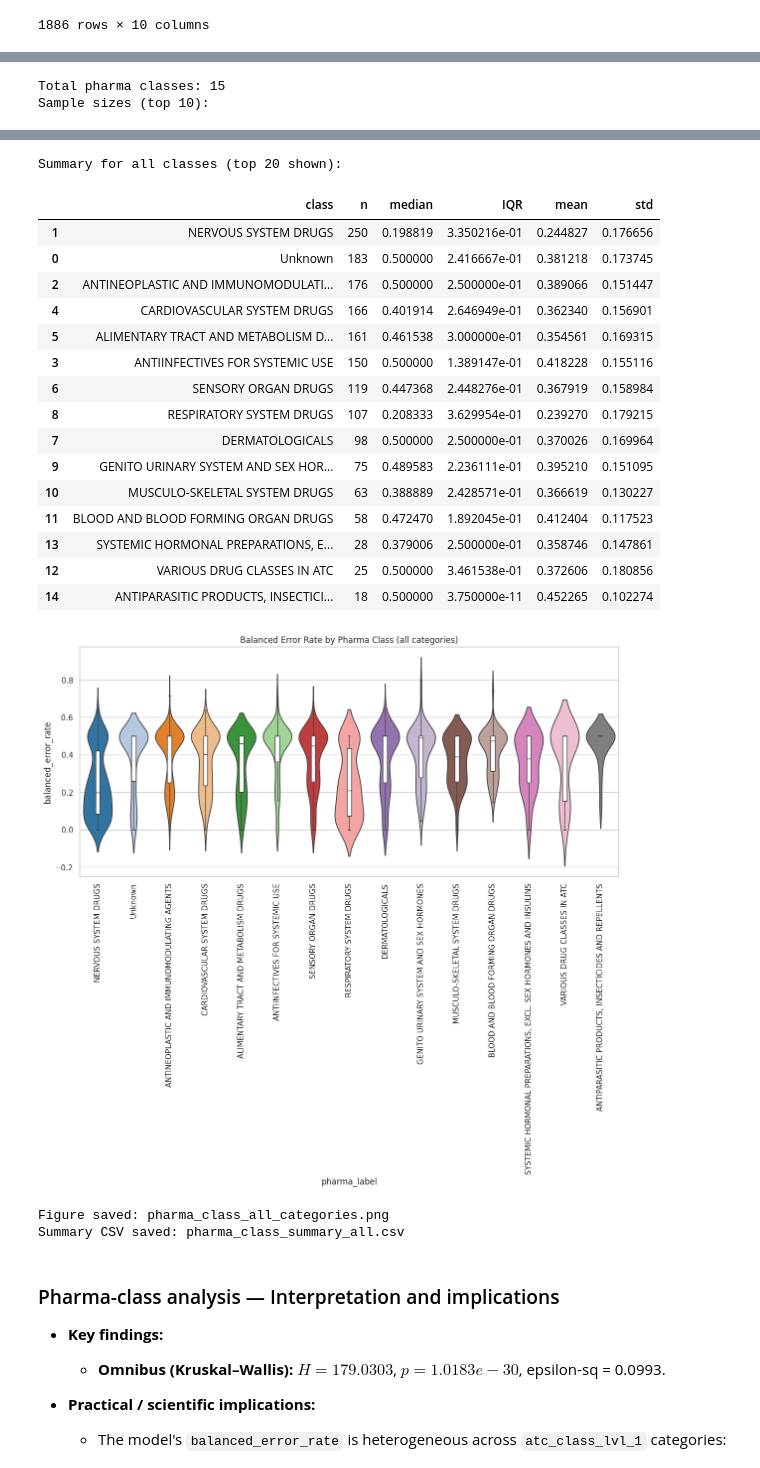
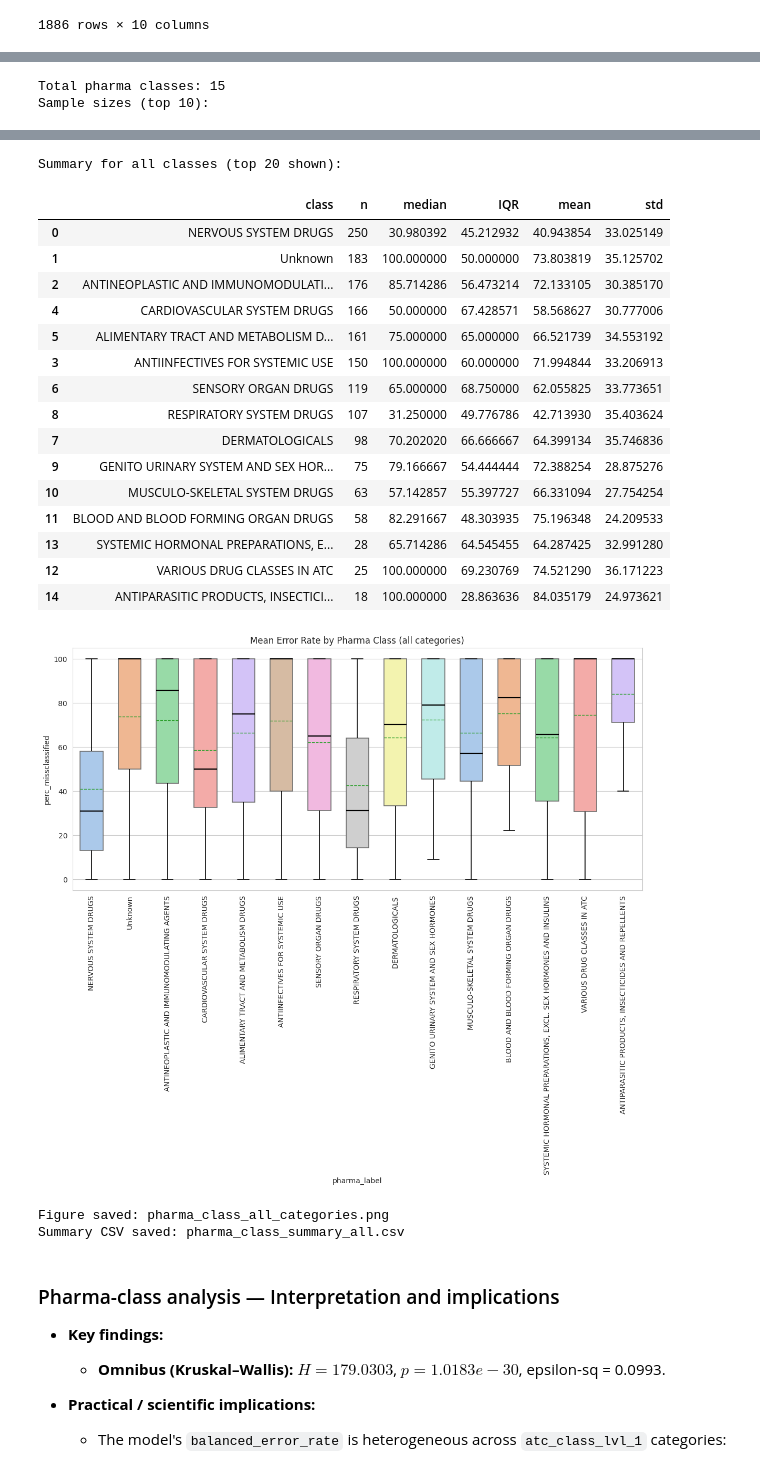
Before and after one commit to lgiobbi/DDI_with_ML, a Jupyter notebook: analysis/report.ipynb, the cells around one changed output, grey strips where cells are left out. Saved outputs shown, nothing was run; the diff lists cells and outputs as text; code cells hidden in the pictures.

Commit message:
finalize pharma class analysis

```diff
--- a/analysis/report.ipynb
+++ b/analysis/report.ipynb
@@ -1182,6 +1126,7 @@ from itertools import combinations
 # Parameters
 MIN_N = 10
 MAX_PAIRWISE_CLASSES = 6  # limit number of classes for pairwise tests
+error_rate = 'perc_missclassified' #'balanced_error_rate'
 
 # Prepare labels (keep all original categories)
 df_simple = embedding.copy()
@@ -1197,7 +1142,7 @@ display(counts.head(10))
 groups = []
 group_names = []
 for name in all_classes:
-    arr = pd.to_numeric(df_simple.loc[df_simple['pharma_label'] == name, 'balanced_error_rate'], errors='coerce').dropna().values
+    arr = pd.to_numeric(df_simple.loc[df_simple['pharma_label'] == name, error_rate], errors='coerce').dropna().values
     if len(arr) >= MIN_N:
         groups.append(arr)
         group_names.append(name)
@@ -1223,8 +1168,8 @@ else:
     pair_results = []
     pvals = []
     for a, b in combinations(candidate_classes, 2):
-        ga = pd.to_numeric(df_simple.loc[df_simple['pharma_label'] == a, 'balanced_error_rate'], errors='coerce').dropna().values
-        gb = pd.to_numeric(df_simple.loc[df_simple['pharma_label'] == b, 'balanced_error_rate'], errors='coerce').dropna().values
+        ga = pd.to_numeric(df_simple.loc[df_simple['pharma_label'] == a, error_rate], errors='coerce').dropna().values
+        gb = pd.to_numeric(df_simple.loc[df_simple['pharma_label'] == b, error_rate], errors='coerce').dropna().values
         if len(ga) < 2 or len(gb) < 2:
             continue
         stat, p = mannwhitneyu(ga, gb, alternative='two-sided')
@@ -1262,7 +1207,7 @@ else:
 # Summary table for all classes (for reporting/CSV)
 summary_rows = []
 for name in all_classes:
-    grp = pd.to_numeric(df_simple.loc[df_simple['pharma_label'] == name, 'balanced_error_rate'], errors='coerce').dropna()
+    grp = pd.to_numeric(df_simple.loc[df_simple['pharma_label'] == name, error_rate], errors='coerce').dropna()
     if len(grp) == 0:
         summary_rows.append({'class': name, 'n': 0, 'median': np.nan, 'IQR': np.nan, 'mean': np.nan, 'std': np.nan})
         continue
@@ -1279,17 +1224,25 @@ order = summary_all_df['class'].tolist()
 order = [c for c in order if c in plot_df['pharma_label'].unique()]
 # Use a categorical palette sized to number of classes (fallback to default if too large)
 try:
-    palette = sns.color_palette('Set3', n_colors=len(order)) if len(order) <= 12 else sns.color_palette('tab20', n_colors=min(len(order),20))
+    # Use a modern, vibrant categorical palette for up to 12 classes, else fall back to tab20
+    palette = sns.color_palette('pastel',n_colors=len(order))
 except Exception:
-    palette = None
+    palette = sns.color_palette('husl', n_colors=min(len(order), 12))
 try:
-    sns.violinplot(data=plot_df, x='pharma_label', y='balanced_error_rate', order=order, inner=None, palette=palette)
-    sns.boxplot(data=plot_df, x='pharma_label', y='balanced_error_rate', order=order, width=0.12, showcaps=True, boxprops={'facecolor':'white'}, showfliers=False, palette=palette)
+    sns.boxplot(
+        data=plot_df, x='pharma_label', y=error_rate, order=order,
+        width=0.6, showcaps=True, showfliers=False, palette=palette, linewidth=1.2,
+        showmeans=True, meanline=True,
+        medianprops={'linewidth': 1.6, 'color': 'black'},
+        #meanprops={'color': 'black', 'linestyle': '-', 'linewidth': 1.6},
+        whiskerprops={'linewidth': 1.2, 'color': 'black'},
+        capprops={'linewidth': 1.2, 'color': 'black'},
+    )
 except Exception as e:
-    print('Violin plot failed, falling back to boxplot:', e)
-    sns.boxplot(data=plot_df, x='pharma_label', y='balanced_error_rate', order=order, palette=palette)
+    print('Boxplot failed, falling back to simple boxplot:', e)
+    sns.boxplot(data=plot_df, x='pharma_label', y=error_rate, order=order, palette=palette)
 plt.xticks(rotation=90)
-plt.title('Balanced Error Rate by Pharma Class (all categories)')
+plt.title('Mean Error Rate by Pharma Class (all categories)')
 plt.tight_layout()
 fig_path = 'pharma_class_all_categories.png'
 plt.savefig(fig_path, dpi=200, bbox_inches='tight')
@@ -1330,21 +1286,21 @@ Top significant pairs (BH-corrected):
 Summary for all classes (top 20 shown):
 |  | class | n | median | IQR | mean | std |
-| 1 | NERVOUS SYSTEM DRUGS | 250 | 0.198819 | 3.350216e-01 | 0.244827 | 0.176656 |
-| 0 | Unknown | 183 | 0.500000 | 2.416667e-01 | 0.381218 | 0.173745 |
-| 2 | ANTINEOPLASTIC AND IMMUNOMODULATI... | 176 | 0.500000 | 2.500000e-01 | 0.389066 | 0.151447 |
-| 4 | CARDIOVASCULAR SYSTEM DRUGS | 166 | 0.401914 | 2.646949e-01 | 0.362340 | 0.156901 |
-| 5 | ALIMENTARY TRACT AND METABOLISM D... | 161 | 0.461538 | 3.000000e-01 | 0.354561 | 0.169315 |
-| 3 | ANTIINFECTIVES FOR SYSTEMIC USE | 150 | 0.500000 | 1.389147e-01 | 0.418228 | 0.155116 |
-| 6 | SENSORY ORGAN DRUGS | 119 | 0.447368 | 2.448276e-01 | 0.367919 | 0.158984 |
-| 8 | RESPIRATORY SYSTEM DRUGS | 107 | 0.208333 | 3.629954e-01 | 0.239270 | 0.179215 |
-| 7 | DERMATOLOGICALS | 98 | 0.500000 | 2.500000e-01 | 0.370026 | 0.169964 |
-| 9 | GENITO URINARY SYSTEM AND SEX HOR... | 75 | 0.489583 | 2.236111e-01 | 0.395210 | 0.151095 |
-| 10 | MUSCULO-SKELETAL SYSTEM DRUGS | 63 | 0.388889 | 2.428571e-01 | 0.366619 | 0.130227 |
-| 11 | BLOOD AND BLOOD FORMING ORGAN DRUGS | 58 | 0.472470 | 1.892045e-01 | 0.412404 | 0.117523 |
-| 13 | SYSTEMIC HORMONAL PREPARATIONS, E... | 28 | 0.379006 | 2.500000e-01 | 0.358746 | 0.147861 |
-| 12 | VARIOUS DRUG CLASSES IN ATC | 25 | 0.500000 | 3.461538e-01 | 0.372606 | 0.180856 |
-| 14 | ANTIPARASITIC PRODUCTS, INSECTICI... | 18 | 0.500000 | 3.750000e-11 | 0.452265 | 0.102274 |
+| 0 | NERVOUS SYSTEM DRUGS | 250 | 30.980392 | 45.212932 | 40.943854 | 33.025149 |
+| 1 | Unknown | 183 | 100.000000 | 50.000000 | 73.803819 | 35.125702 |
+| 2 | ANTINEOPLASTIC AND IMMUNOMODULATI... | 176 | 85.714286 | 56.473214 | 72.133105 | 30.385170 |
+| 4 | CARDIOVASCULAR SYSTEM DRUGS | 166 | 50.000000 | 67.428571 | 58.568627 | 30.777006 |
+| 5 | ALIMENTARY TRACT AND METABOLISM D... | 161 | 75.000000 | 65.000000 | 66.521739 | 34.553192 |
+| 3 | ANTIINFECTIVES FOR SYSTEMIC USE | 150 | 100.000000 | 60.000000 | 71.994844 | 33.206913 |
+| 6 | SENSORY ORGAN DRUGS | 119 | 65.000000 | 68.750000 | 62.055825 | 33.773651 |
+| 8 | RESPIRATORY SYSTEM DRUGS | 107 | 31.250000 | 49.776786 | 42.713930 | 35.403624 |
+| 7 | DERMATOLOGICALS | 98 | 70.202020 | 66.666667 | 64.399134 | 35.746836 |
+| 9 | GENITO URINARY SYSTEM AND SEX HOR... | 75 | 79.166667 | 54.444444 | 72.388254 | 28.875276 |
+| 10 | MUSCULO-SKELETAL SYSTEM DRUGS | 63 | 57.142857 | 55.397727 | 66.331094 | 27.754254 |
+| 11 | BLOOD AND BLOOD FORMING ORGAN DRUGS | 58 | 82.291667 | 48.303935 | 75.196348 | 24.209533 |
+| 13 | SYSTEMIC HORMONAL PREPARATIONS, E... | 28 | 65.714286 | 64.545455 | 64.287425 | 32.991280 |
+| 12 | VARIOUS DRUG CLASSES IN ATC | 25 | 100.000000 | 69.230769 | 74.521290 | 36.171223 |
+| 14 | ANTIPARASITIC PRODUCTS, INSECTICI... | 18 | 100.000000 | 28.863636 | 84.035179 | 24.973621 |
-[figure, old version]
+[figure, new version]
 Figure saved: pharma_class_all_categories.png
 Summary CSV saved: pharma_class_summary_all.csv
 # %% [markdown]
```
Also changed, not shown: parts of 7 cells of this notebook.
